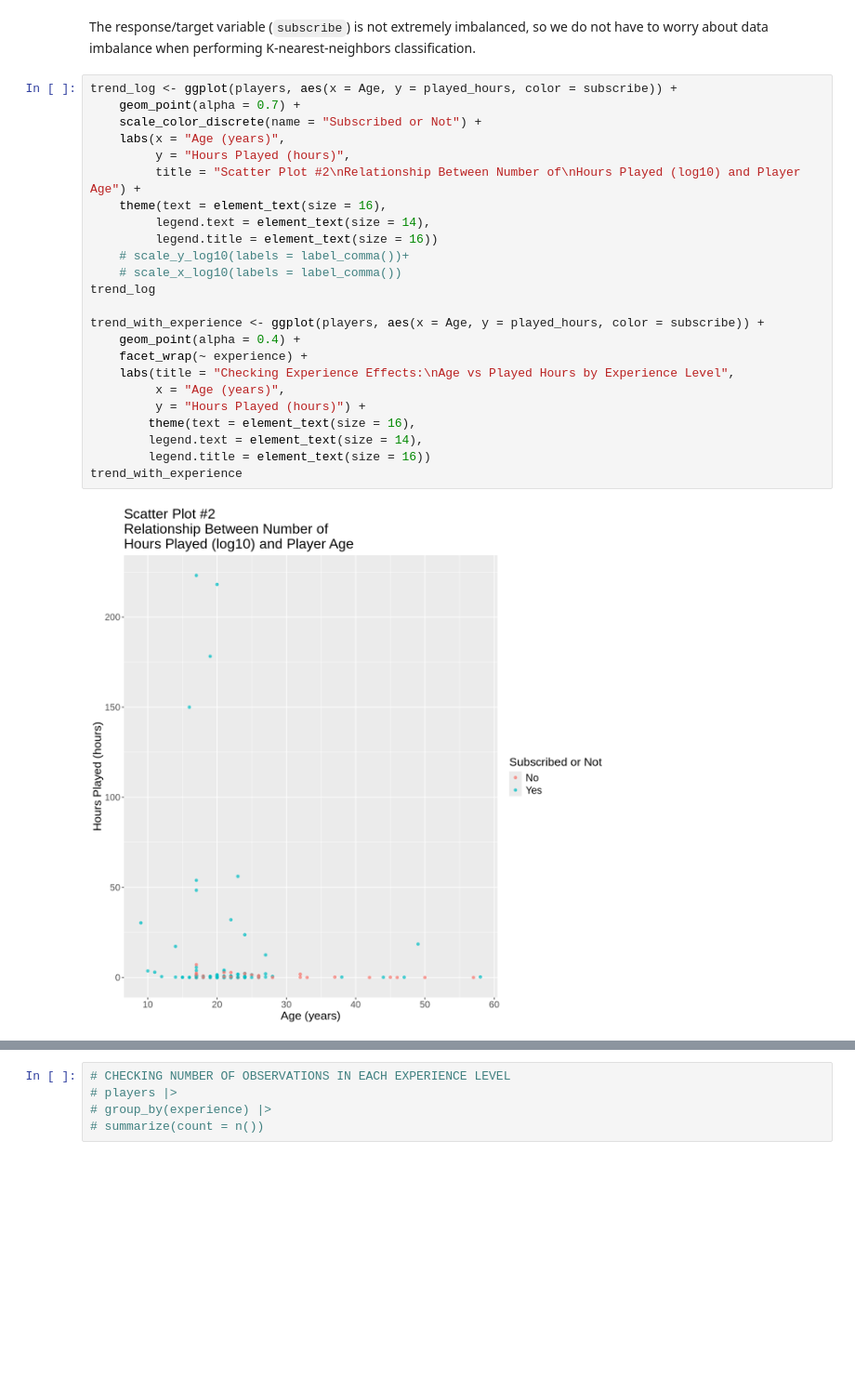
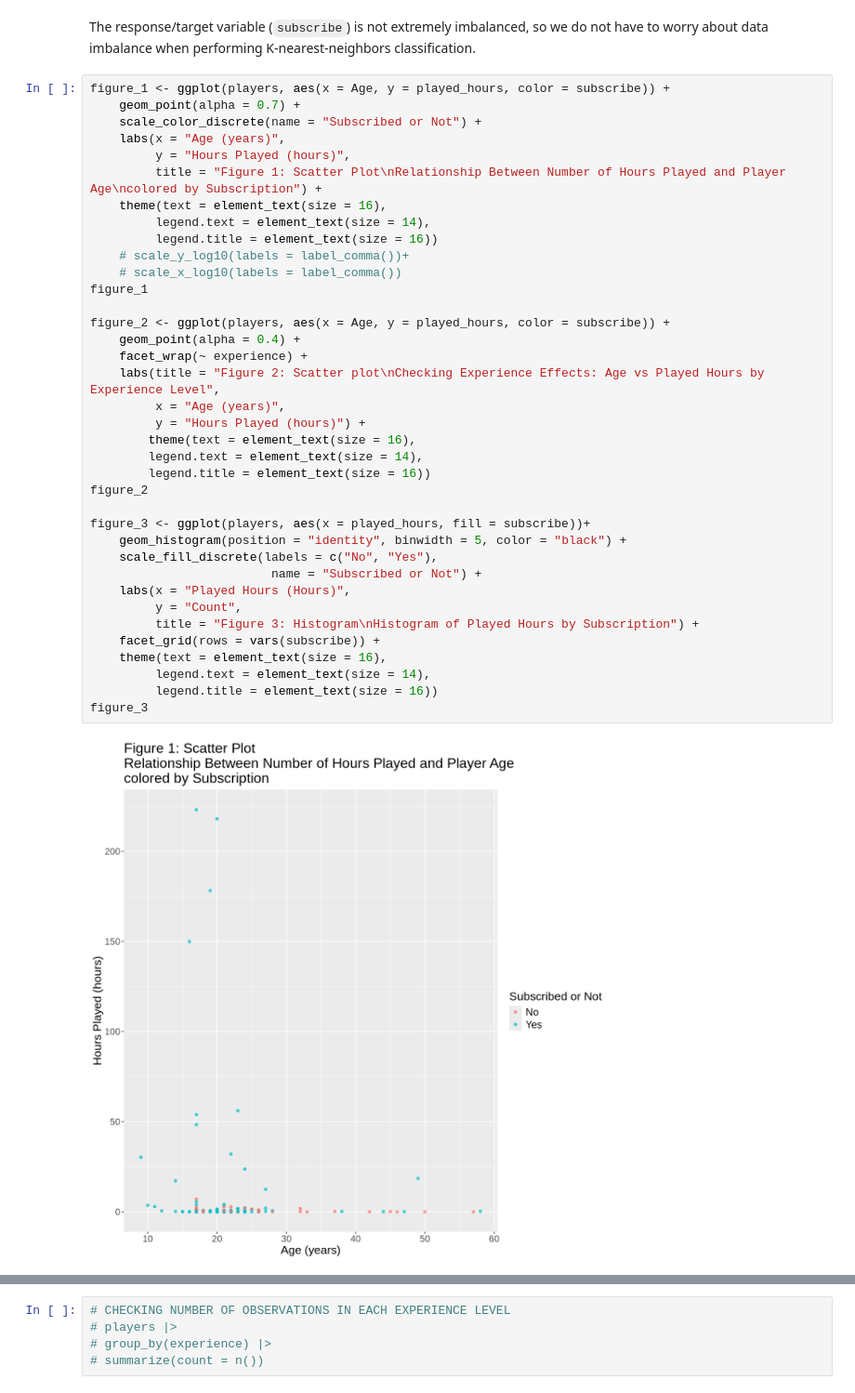
Before and after one commit to audreyw28/DSCI100-2025W1-004-42, a Jupyter notebook: final_project_report.ipynb, the cells around one changed output, grey strips where cells are left out. Shown at 93% size. Drawn from its saved outputs; the diff is of its cells as text; blank space fills up the shorter version.

```diff
--- a/final_project_report.ipynb
+++ b/final_project_report.ipynb
@@ -155,28 +178,41 @@ A tibble: 2 × 3
 # %% [markdown]
 The response/target variable (`subscribe`) is not extremely imbalanced, so we do not have to worry about data imbalance when performing K-nearest-neighbors classification.
 # %%
-trend_log <- ggplot(players, aes(x = Age, y = played_hours, color = subscribe)) +
+figure_1 <- ggplot(players, aes(x = Age, y = played_hours, color = subscribe)) +
     geom_point(alpha = 0.7) +
     scale_color_discrete(name = "Subscribed or Not") +
     labs(x = "Age (years)",
          y = "Hours Played (hours)",
-         title = "Scatter Plot #2\nRelationship Between Number of\nHours Played (log10) and Player Age") +
+         title = "Figure 1: Scatter Plot\nRelationship Between Number of Hours Played and Player Age\ncolored by Subscription") +
     theme(text = element_text(size = 16),
          legend.text = element_text(size = 14),
          legend.title = element_text(size = 16))
     # scale_y_log10(labels = label_comma())+
     # scale_x_log10(labels = label_comma())
-trend_log
+figure_1
 
-trend_with_experience <- ggplot(players, aes(x = Age, y = played_hours, color = subscribe)) +
+figure_2 <- ggplot(players, aes(x = Age, y = played_hours, color = subscribe)) +
     geom_point(alpha = 0.4) +
     facet_wrap(~ experience) +
-    labs(title = "Checking Experience Effects:\nAge vs Played Hours by Experience Level",
+    labs(title = "Figure 2: Scatter plot\nChecking Experience Effects: Age vs Played Hours by Experience Level",
          x = "Age (years)",
          y = "Hours Played (hours)") +
         theme(text = element_text(size = 16),
         legend.text = element_text(size = 14),
         legend.title = element_text(size = 16))
-trend_with_experience
+figure_2
+
+figure_3 <- ggplot(players, aes(x = played_hours, fill = subscribe))+
+    geom_histogram(position = "identity", binwidth = 5, color = "black") +
+    scale_fill_discrete(labels = c("No", "Yes"),
+                         name = "Subscribed or Not") +
+    labs(x = "Played Hours (Hours)",
+         y = "Count",
+         title = "Figure 3: Histogram\nHistogram of Played Hours by Subscription") +
+    facet_grid(rows = vars(subscribe)) +
+    theme(text = element_text(size = 16),
+         legend.text = element_text(size = 14),
+         legend.title = element_text(size = 16))
+figure_3
 # %% [output]
-[figure, old version]
+[figure, new version]
```
Also changed, not shown: parts of 25 cells of this notebook.
